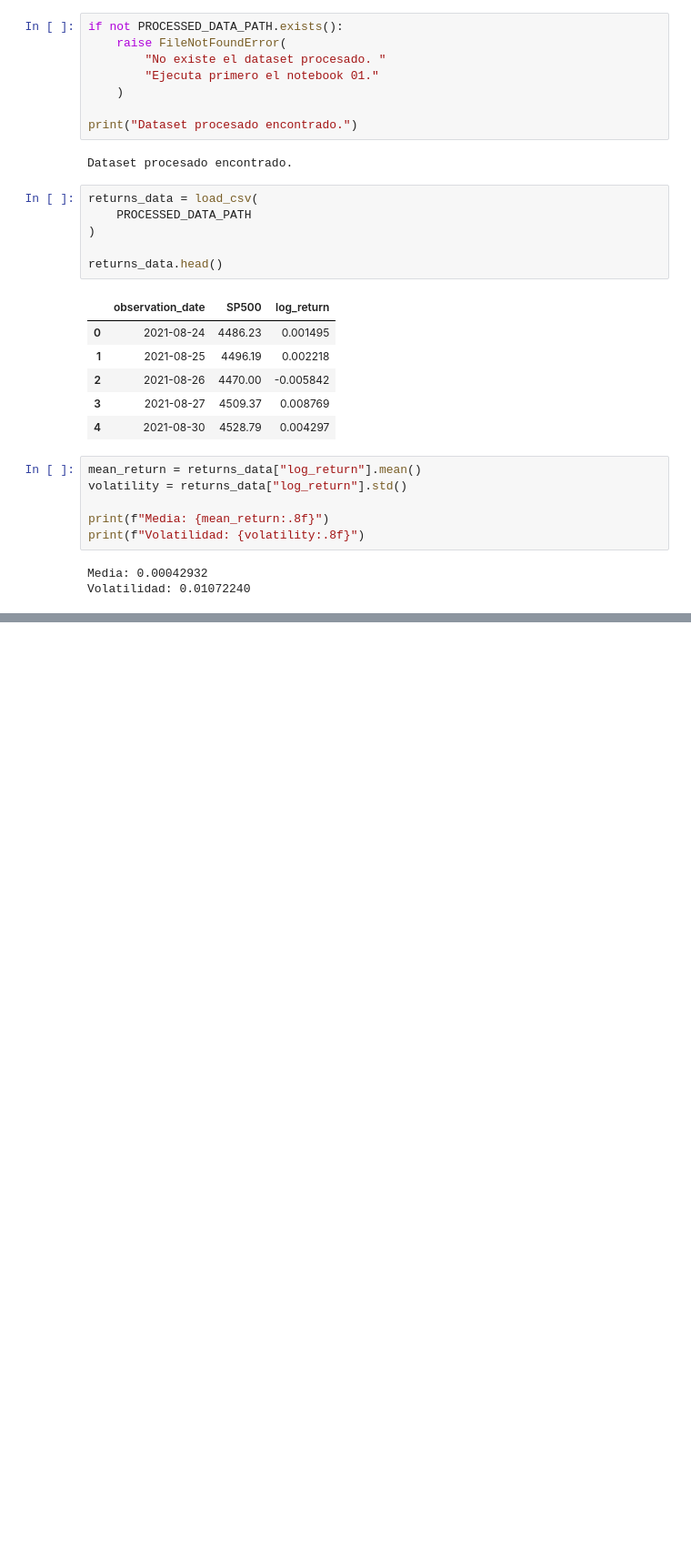
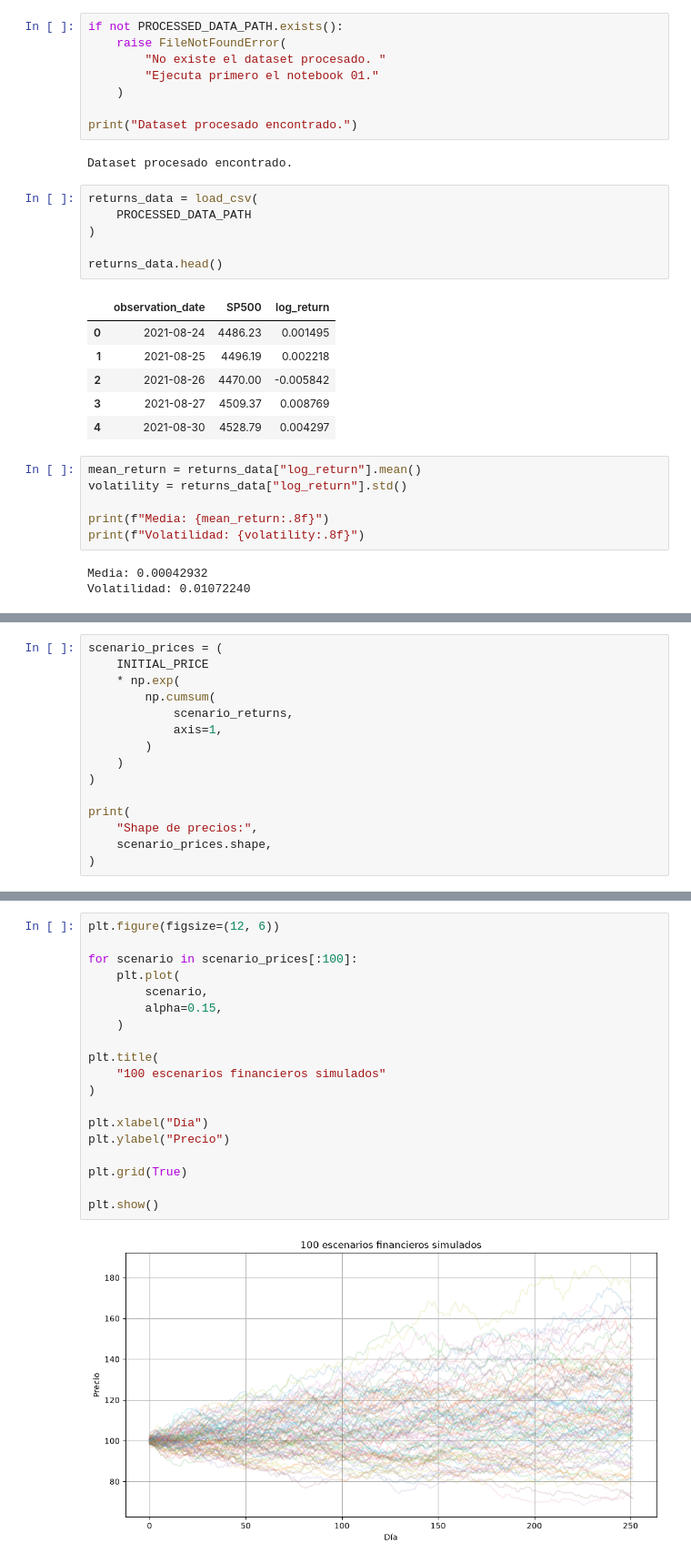
Before and after one commit to 010213reyes/Parallel-Financial-Risk-Simulator, a Jupyter notebook: notebooks/02_modelado_escenarios.ipynb, the cells around one changed output, grey strips where cells are left out. Shown at 91% size. Cells and saved outputs as stored; diff of their text form; blank space fills up the shorter version.

```diff
--- a/notebooks/02_modelado_escenarios.ipynb
+++ b/notebooks/02_modelado_escenarios.ipynb
@@ -75,0 +216,15 @@ Volatilidad: 0.01072240
+# %%
+scenario_prices = (
+    INITIAL_PRICE
+    * np.exp(
+        np.cumsum(
+            scenario_returns,
+            axis=1,
+        )
+    )
+)
+
+print(
+    "Shape de precios:",
+    scenario_prices.shape,
+)
@@ -75,0 +289,21 @@ Volatilidad: 0.01072240
+# %%
+plt.figure(figsize=(12, 6))
+
+for scenario in scenario_prices[:100]:
+    plt.plot(
+        scenario,
+        alpha=0.15,
+    )
+
+plt.title(
+    "100 escenarios financieros simulados"
+)
+
+plt.xlabel("Día")
+plt.ylabel("Precio")
+
+plt.grid(True)
+
+plt.show()
+# %% [output]
+[figure, added]
```
Also changed, not shown: parts of 18 cells of this notebook.
